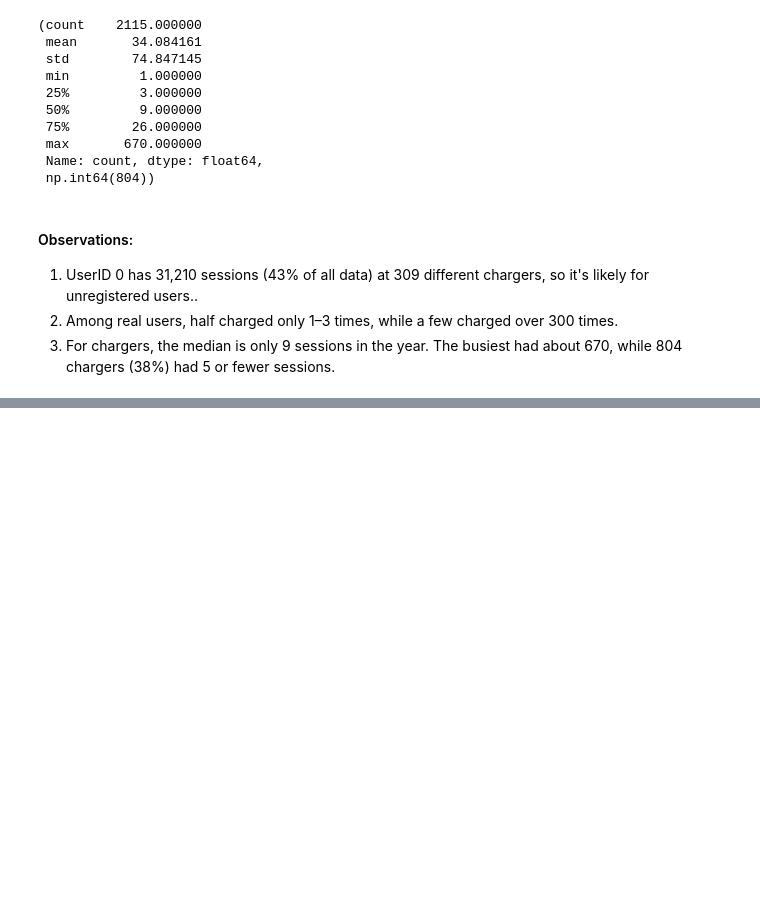
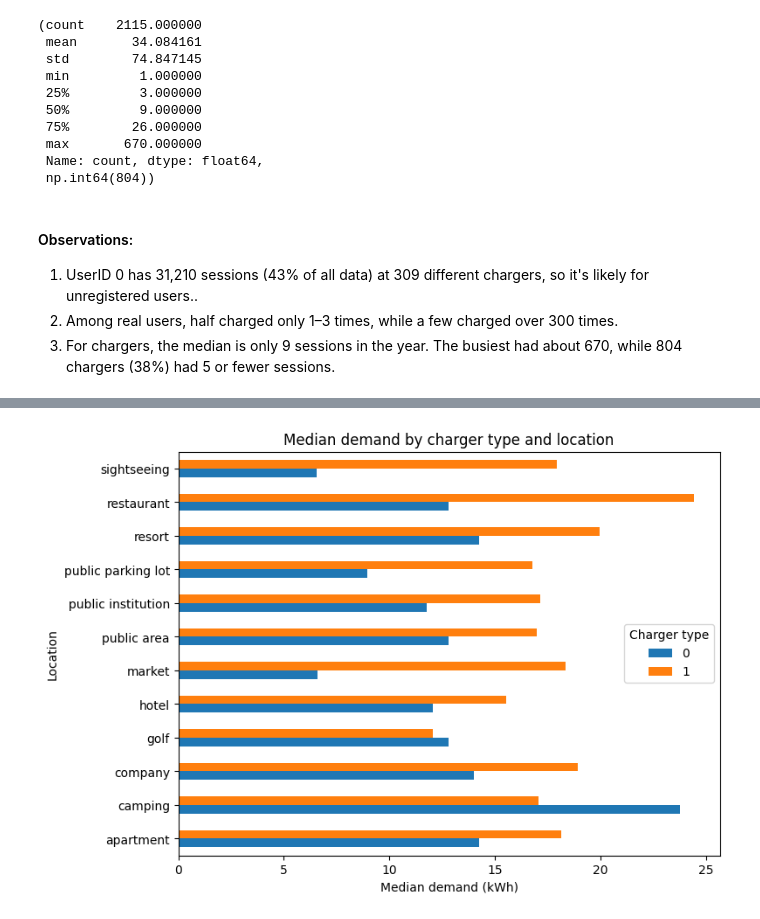
Before and after one commit to vishnu-kashyap-k/ev-charging-demand-prediction, a Jupyter notebook: notebooks/04b_eda_trend_multivariate.ipynb, the cells around one changed output, grey strips where cells are left out. Cells and saved outputs as stored; diff of their text form; code cells hidden in the pictures; blank space fills up the shorter version.

```diff
--- a/notebooks/04b_eda_trend_multivariate.ipynb
+++ b/notebooks/04b_eda_trend_multivariate.ipynb
@@ -147,0 +187,6 @@ charger_sessions.describe(), (charger_sessions<=5).sum()
+# %%
+# Pivot table showing location and charger type wise demand and difference by charging type
+type_demand= df.pivot_table(index='Location', columns='ChargerType', values='Demand', aggfunc='median')
+type_demand= type_demand.dropna()
+type_demand['Difference']= type_demand[1]-type_demand[0]
+type_demand.sort_values('Difference', ascending=False).round(2)
@@ -147,0 +208,10 @@ charger_sessions.describe(), (charger_sessions<=5).sum()
+# %%
+# Plotting bar chart for the location and charger type wise demand
+type_demand[[0, 1]].plot(kind='barh', figsize=(8, 6))
+plt.title('Median demand by charger type and location')
+plt.xlabel('Median demand (kWh)')
+plt.ylabel('Location')
+plt.legend(title='Charger type')
+plt.show()
+# %% [output]
+[figure, added]
```
Also changed, not shown: parts of 13 cells of this notebook, 1 other file.
